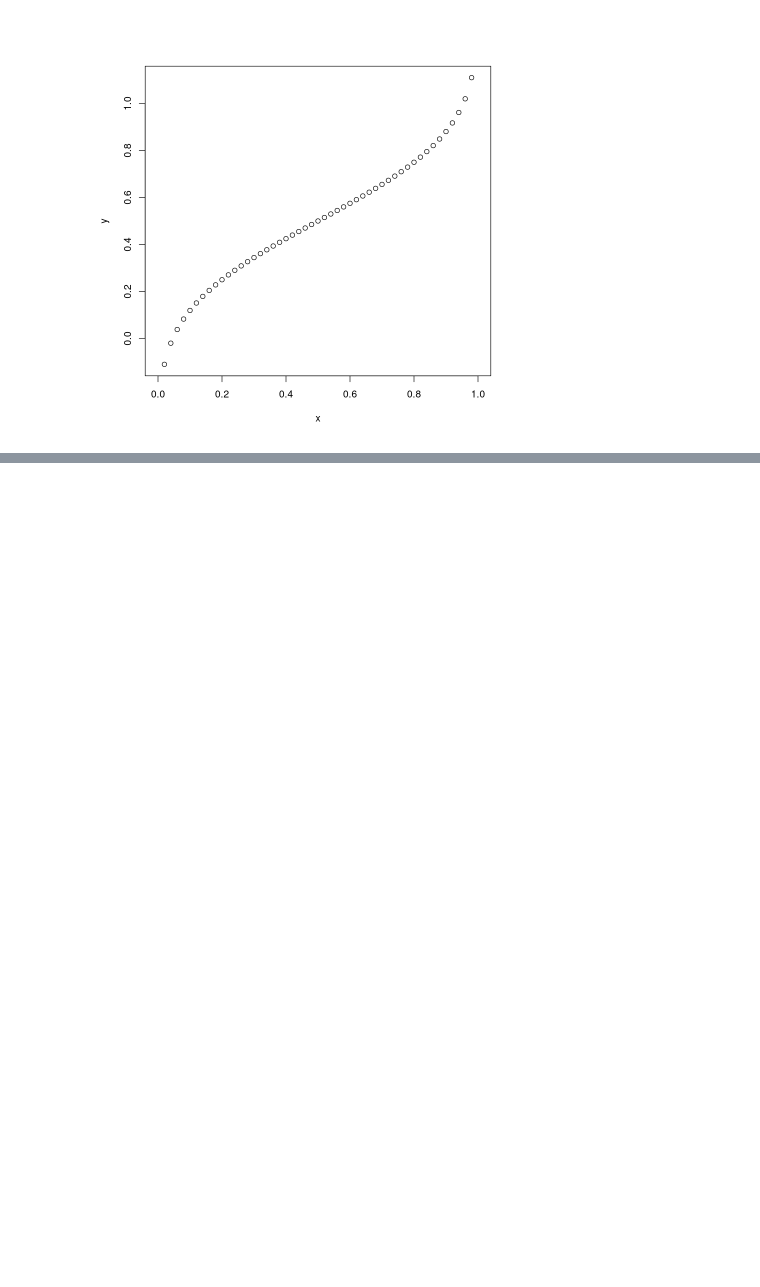
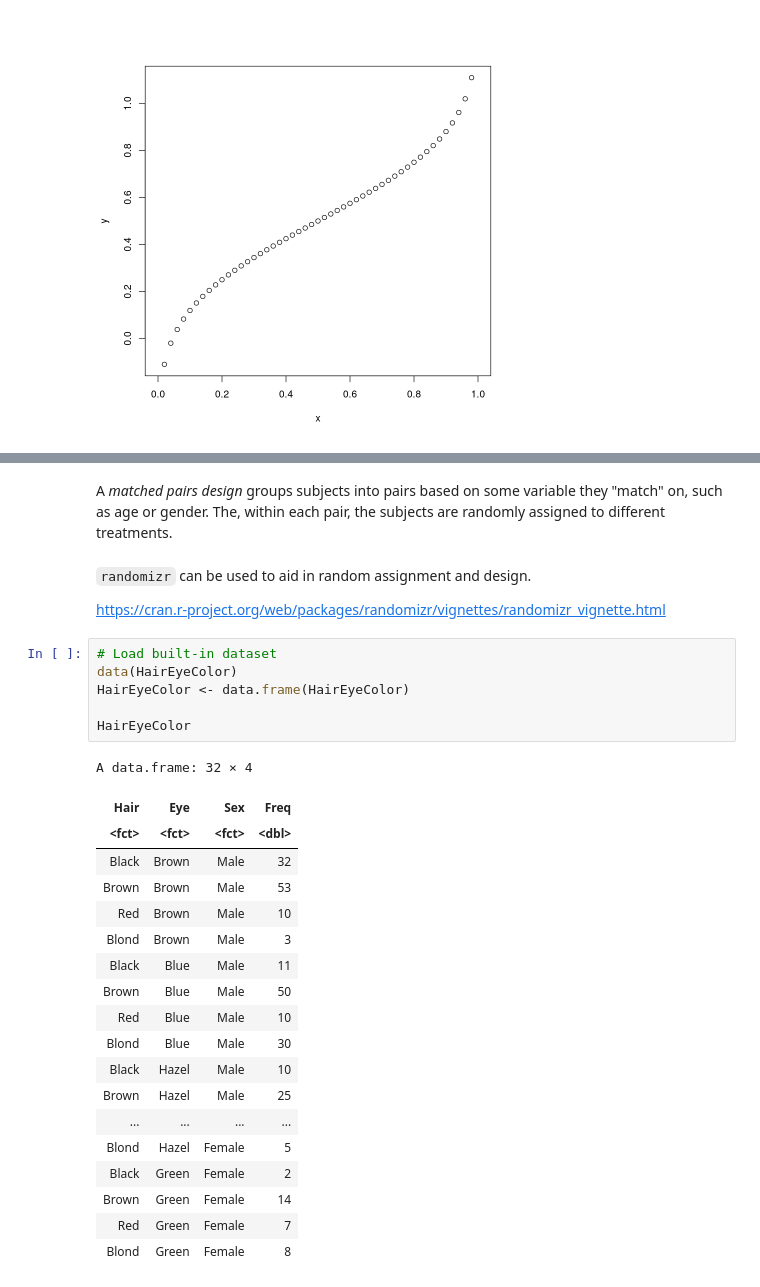
Before and after one commit to JeremyMcCormick/notebooks, a Jupyter notebook: R/StatisticsCompetencies.ipynb, the cells around one changed output, grey strips where cells are left out. Cells and saved outputs as stored; diff of their text form; blank space fills up the shorter version.

```diff
--- a/R/StatisticsCompetencies.ipynb
+++ b/R/StatisticsCompetencies.ipynb
@@ -691,0 +750,32 @@ plot(x, y)
+# %% [markdown]
+A <i>matched pairs design</i> groups subjects into pairs based on some variable they "match" on, such as age or gender. The, within each pair, the subjects are randomly assigned to different treatments.
+# %% [markdown]
+<code>randomizr</code> can be used to aid in random assignment and design.
+
+https://cran.r-project.org/web/packages/randomizr/vignettes/randomizr_vignette.html
+# %%
+# Load built-in dataset
+data(HairEyeColor)
+HairEyeColor <- data.frame(HairEyeColor)
+
+HairEyeColor
+# %% [output]
+A data.frame: 32 × 4
+| Hair | Eye | Sex | Freq |
+| <fct> | <fct> | <fct> | <dbl> |
+| Black | Brown | Male | 32 |
+| Brown | Brown | Male | 53 |
+| Red | Brown | Male | 10 |
+| Blond | Brown | Male | 3 |
+| Black | Blue | Male | 11 |
+| Brown | Blue | Male | 50 |
+| Red | Blue | Male | 10 |
+| Blond | Blue | Male | 30 |
+| Black | Hazel | Male | 10 |
+| Brown | Hazel | Male | 25 |
+| ... | ... | ... | ... |
+| Blond | Hazel | Female | 5 |
+| Black | Green | Female | 2 |
+| Brown | Green | Female | 14 |
+| Red | Green | Female | 7 |
+| Blond | Green | Female | 8 |
```
Also changed, not shown: parts of 14 cells of this notebook.
